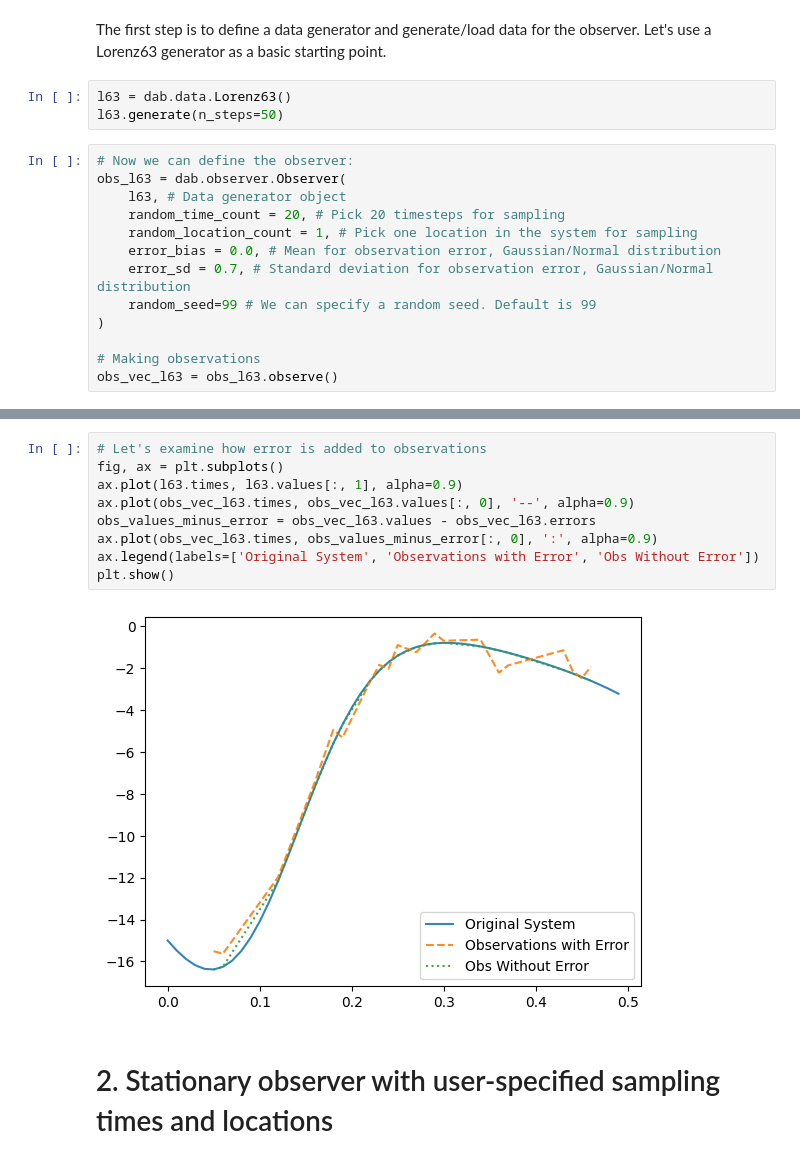
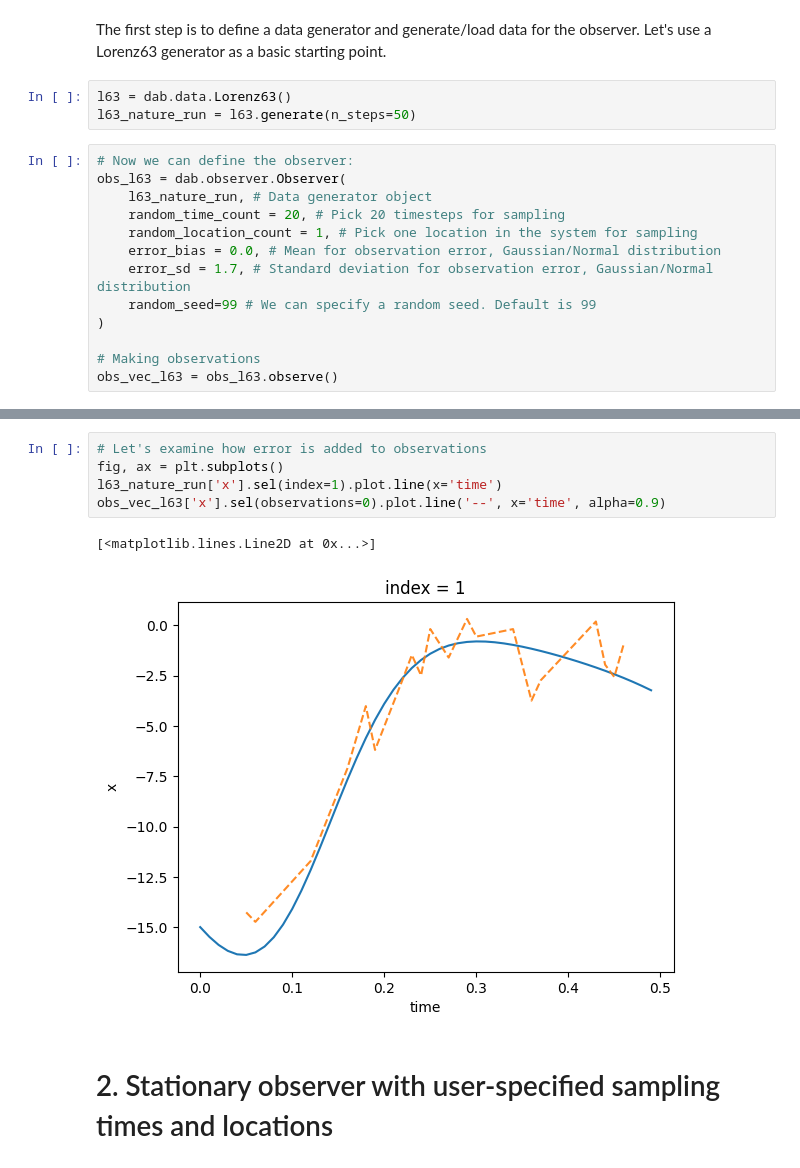
Before and after one commit to StevePny/DataAssimBench-Examples, a Jupyter notebook: examples/observers/1-observers-example-usage.ipynb, the cells around one changed output, grey strips where cells are left out. Saved outputs shown, nothing was run; the diff lists cells and outputs as text.

```diff
--- a/examples/observers/1-observers-example-usage.ipynb
+++ b/examples/observers/1-observers-example-usage.ipynb
@@ -8,15 +12,15 @@ import numpy as np
 The first step is to define a data generator and generate/load data for the observer. Let's use a Lorenz63 generator as a basic starting point.
 # %%
 l63 = dab.data.Lorenz63()
-l63.generate(n_steps=50)
+l63_nature_run = l63.generate(n_steps=50)
 # %%
 # Now we can define the observer:
 obs_l63 = dab.observer.Observer(
-    l63, # Data generator object
+    l63_nature_run, # Data generator object
     random_time_count = 20, # Pick 20 timesteps for sampling
     random_location_count = 1, # Pick one location in the system for sampling
     error_bias = 0.0, # Mean for observation error, Gaussian/Normal distribution
-    error_sd = 0.7, # Standard deviation for observation error, Gaussian/Normal distribution
+    error_sd = 1.7, # Standard deviation for observation error, Gaussian/Normal distribution
     random_seed=99 # We can specify a random seed. Default is 99
 )
 
@@ -50,14 +53,11 @@ Observation values:  [[-15.51101746]
 # %%
 # Let's examine how error is added to observations
 fig, ax = plt.subplots()
-ax.plot(l63.times, l63.values[:, 1], alpha=0.9)
-ax.plot(obs_vec_l63.times, obs_vec_l63.values[:, 0], '--', alpha=0.9)
-obs_values_minus_error = obs_vec_l63.values - obs_vec_l63.errors
-ax.plot(obs_vec_l63.times, obs_values_minus_error[:, 0], ':', alpha=0.9)
-ax.legend(labels=['Original System', 'Observations with Error', 'Obs Without Error'])
-plt.show()
+l63_nature_run['x'].sel(index=1).plot.line(x='time')
+obs_vec_l63['x'].sel(observations=0).plot.line('--', x='time', alpha=0.9)
 # %% [output]
+[<matplotlib.lines.Line2D at 0x...>]
-[figure, old version]
+[figure, new version]
 # %% [markdown]
 # 2. Stationary observer with user-specified sampling times and locations
 # %% [markdown]
```
Also changed, not shown: parts of 31 cells of this notebook.
